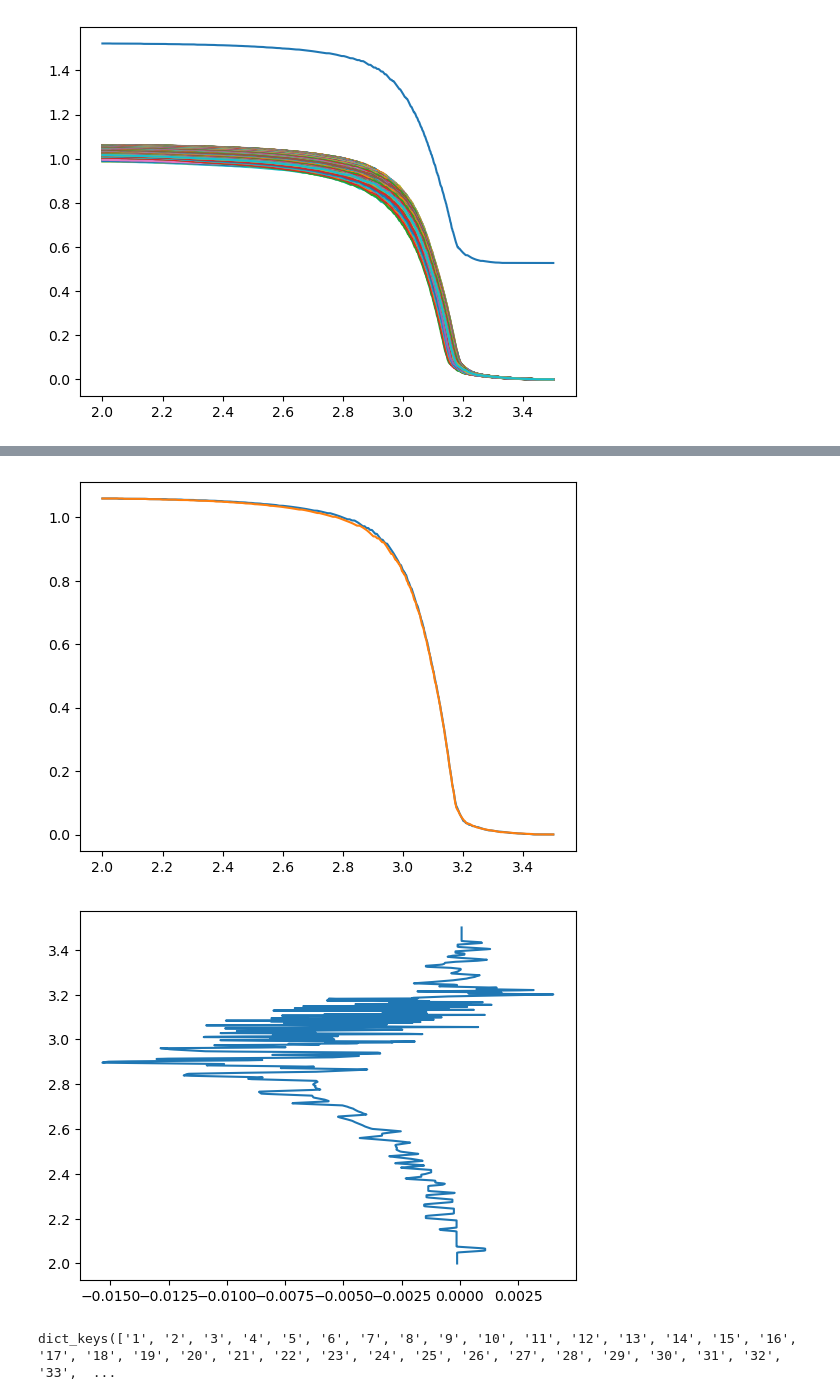
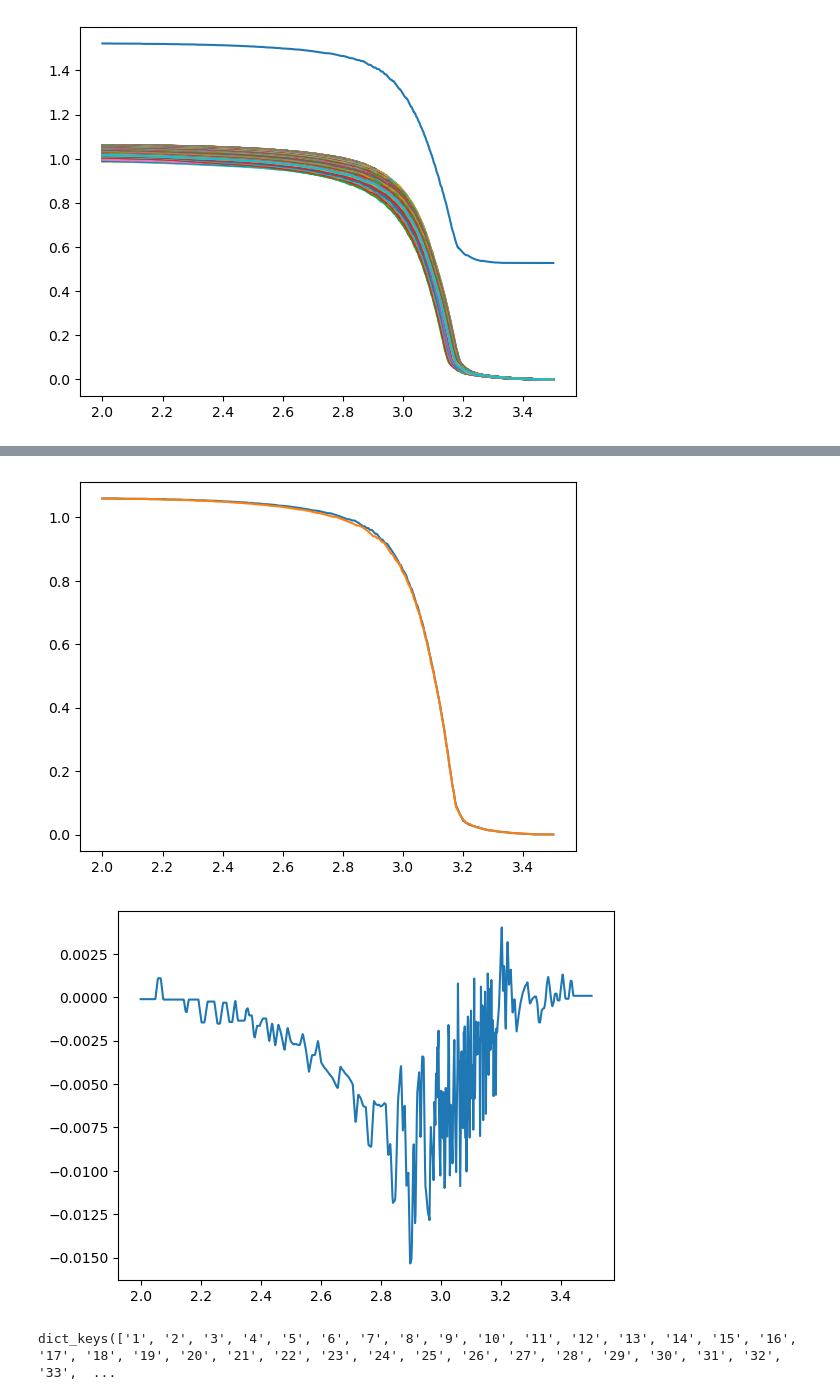
Before and after one commit to NAB27/Battery-cycle-life, a Jupyter notebook: viz.ipynb, the cells around one changed output, grey strips where cells are left out. Cells and saved outputs as stored; diff of their text form; code cells hidden in the pictures.

```diff
--- a/viz.ipynb
+++ b/viz.ipynb
@@ -27,10 +30,10 @@ for i in range(1000):
 [figure]
 # %%
 x0 = [data[key]['summary']['QD'] for key in data.keys()]
-# for i in range(len(x0)):
-#     plt.plot(x0[i][:1000])
+for i in range(len(x0)):
+    plt.plot(x0[i][:1000])
 
-plt.plot(x0[5][:1000])
+
 plt.ylim(0.88,1.1)
 
 plt.xlabel('cycles')
@@ -41,17 +44,17 @@ Text(0, 0.5, 'QD')
 # %%
 xx = [data['b1c0']['cycles']['10']['Qdlin'], data['b1c0']['cycles']['100']['Qdlin']]
 yy = [data['b1c0']['cycles']['10']['Vdlin'], data['b1c0']['cycles']['100']['Vdlin']]
 
 diff = xx[1] -  xx[0]
 
 for i in range(len(xx)):
     plt.plot(yy[i],xx[i])
 plt.show()
-plt.plot(diff,yy[0])
+plt.plot(yy[0],diff)
 plt.show()
 # %% [output]
 [figure]
-[figure, old version]
+[figure, new version]
 # %%
 data['b1c19']['cycles'].keys()
 # %% [output]
```
Also changed, not shown: parts of 23 cells of this notebook.
